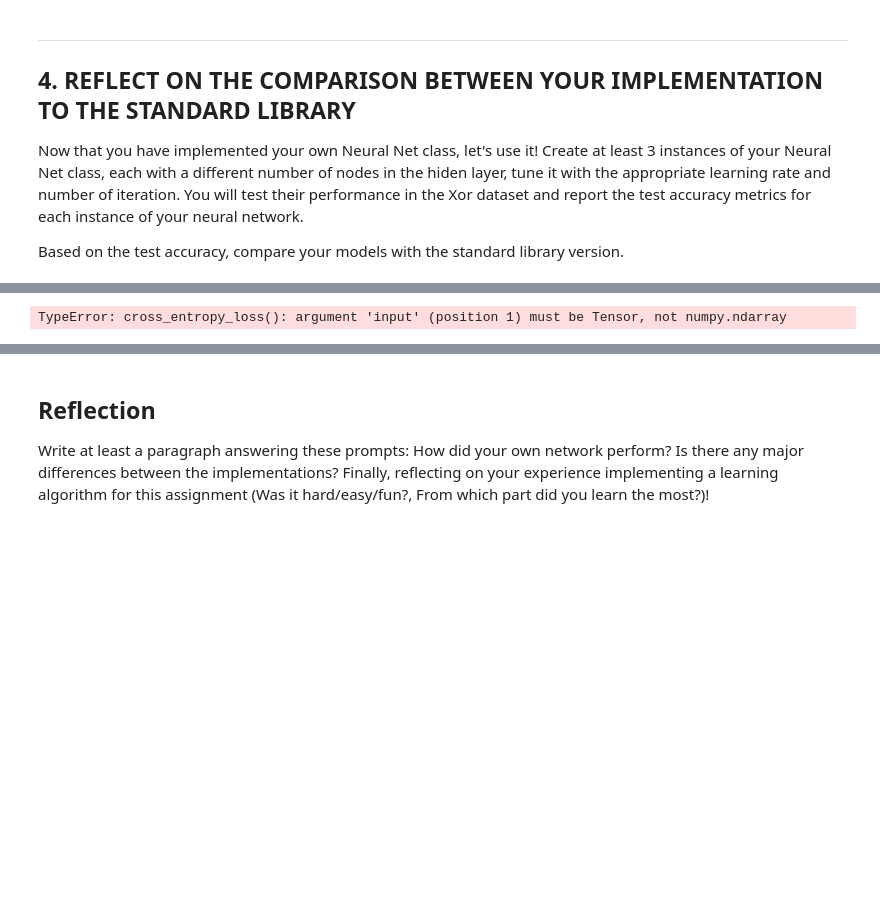
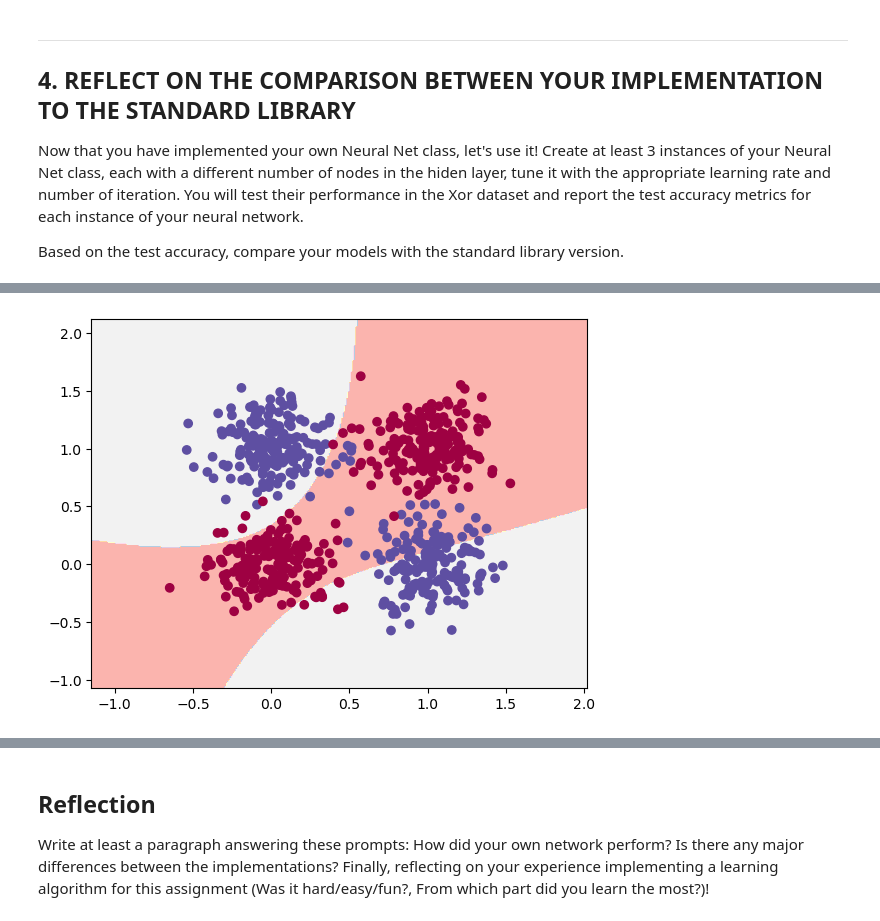
Before and after one commit to hyounce/Deep-Learning, a Jupyter notebook: Assignments/M2_6_Assignment_1_Implementing_ANN_for_XOR_problem.ipynb, the cells around one changed output, grey strips where cells are left out. Cells and saved outputs as stored; diff of their text form; code cells hidden in the pictures; blank space fills up the shorter version.

```diff
--- a/Assignments/M2_6_Assignment_1_Implementing_ANN_for_XOR_problem.ipynb
+++ b/Assignments/M2_6_Assignment_1_Implementing_ANN_for_XOR_problem.ipynb
@@ -61,6 +64,5 @@ X_train = torch.tensor(X_train, dtype=torch.float)
 X_val = torch.tensor(X_val, dtype=torch.float)
 y_train = torch.tensor(y_train)
 y_val = torch.tensor(y_val)
-print(y_train.shape)
-print(X_train.shape)
-print(X_val.shape)
+X_test = torch.tensor(X_test, dtype=torch.float)
+y_test = torch.tensor(y_test)
@@ -205,11 +203,8 @@ class MyNeuralNet(BaseEstimator):
 
         Z1 = np.matmul(self.W1.T, X) + self.b1
         A1 = np.tanh(Z1)
-        A1 = A1.numpy()
         Z2 = np.matmul(self.W2.T, A1) + self.b2
         A2 = F.softmax(torch.tensor(Z2))
-        A2 = A2.numpy()
-        print("A1 shape :", A1.shape, " A2 shape: ", A2.shape)
 
         return A1, A2
 
@@ -229,7 +224,7 @@ class MyNeuralNet(BaseEstimator):
 
         # Another Hint: First, you may want to convert the lable y into a one-hot vector
         Y = self.one_hot(y)
-        L = F.cross_entropy(A2, Y) # might need to use nn.CrossEntropyLoss()
+        L = F.cross_entropy(A2, torch.from_numpy(Y)) # might need to use nn.CrossEntropyLoss()
         avg_L = torch.mean(L) # correct way to calculate avg loss?
 
         return avg_L
@@ -254,19 +249,12 @@ class MyNeuralNet(BaseEstimator):
         # feel free to cross check the calculated gradients with autograd from Pytorch
         # Ref document: https://pytorch.org/tutorials/beginner/blitz/autograd_tutorial.html
         m   = y.shape[0]
-        print("self.one_hot(y).T shape ", self.one_hot(y).T.shape)
-        dZ2 = A2 - self.one_hot(y) # removed T of Y
-        dW2 = np.dot(A1, dZ2.T)/m # did dZ2.T instead of A1.T
+        dZ2 = A2.numpy() - self.one_hot(y) # removed T of Y
+        dW2 = np.dot(A1.numpy(), dZ2.T)/m # did dZ2.T instead of A1.T
         db2 = np.sum(dZ2, axis=1, keepdims=True)/m
-        dZ1 = np.multiply(np.dot(self.W2, dZ2), 1-np.power( A1, 2)) # switched W2 and Z2, took off T from W2, need (10, 720)
-        print("Z1 shape: ", dZ1.shape)
-        print("X shape: ", X.shape)
+        dZ1 = np.multiply(np.dot(self.W2, dZ2), 1-np.power(A1.numpy(), 2)) # switched W2 and Z2, took off T from W2, need (10, 720)
         dW1 = np.dot(X, dZ1.T)/m # need (2, 10)
-        print("dW1 shape :", dW1.shape)
-        print("dZ2 shape: ", dZ2.shape)
-        print("dZ1 shape: ", dZ1.shape)
         db1 = np.sum(dZ1, axis=1, keepdims=True)/m # wrong dim, need (10, 1)
-        print("db1 shape: ", db1.shape)
 
         return dW1, db1, dW2, db2
 
@@ -318,7 +306,7 @@ class MyNeuralNet(BaseEstimator):
         # SUBTASK 5: Implement the prediction process.
         # Hint: It should include a forward pass, and then use the class with higher probability.
         A1, A2 = self.forward_pass(X)
-        y_hat = np.argmax(A2, axis=0) # get index of highest prob (0 or 1) for each row
+        y_hat = np.argmax(A2.numpy(), axis=0) # get index of highest prob (0 or 1) for each row
 
         return y_hat
 
@@ -329,7 +317,7 @@ class MyNeuralNet(BaseEstimator):
         """
         m = y.shape[0]
         y_hat = self.predict(X)
-        correct_y = (y_hat == y).astype(int)
+        correct_y = (y_hat == y).int() # changed to tensor instead of .astype(int) for numpy
 
         return sum(correct_y)/m
 
@@ -338,7 +326,7 @@ class MyNeuralNet(BaseEstimator):
         """
         Utility function: Convert a label vector to one-hot vector
         """
-        Y = self.encoder.fit_transform(y.reshape(len(y),1))
+        Y = self.encoder.fit_transform(y.reshape(len(y),1)) # numpy
         return Y.T # Transpose to get into same shape 1 x m
 
 
@@ -372,7 +360,7 @@ Based on the test accuracy, compare your models with the standard library versio
 n0 = 2
 n1 = 10
 n2 = 2
-alpha = 0.03
+alpha = 0.01
 epochs = 500
 
 # Build a model with 3 layers
@@ -395 +391 @@ A1 shape : (10, 720)  A2 shape:  (2, 720)
-TypeError: cross_entropy_loss(): argument 'input' (position 1) must be Tensor, not numpy.ndarray
+[figure, added]
```
Also changed, not shown: parts of 6 cells of this notebook.
